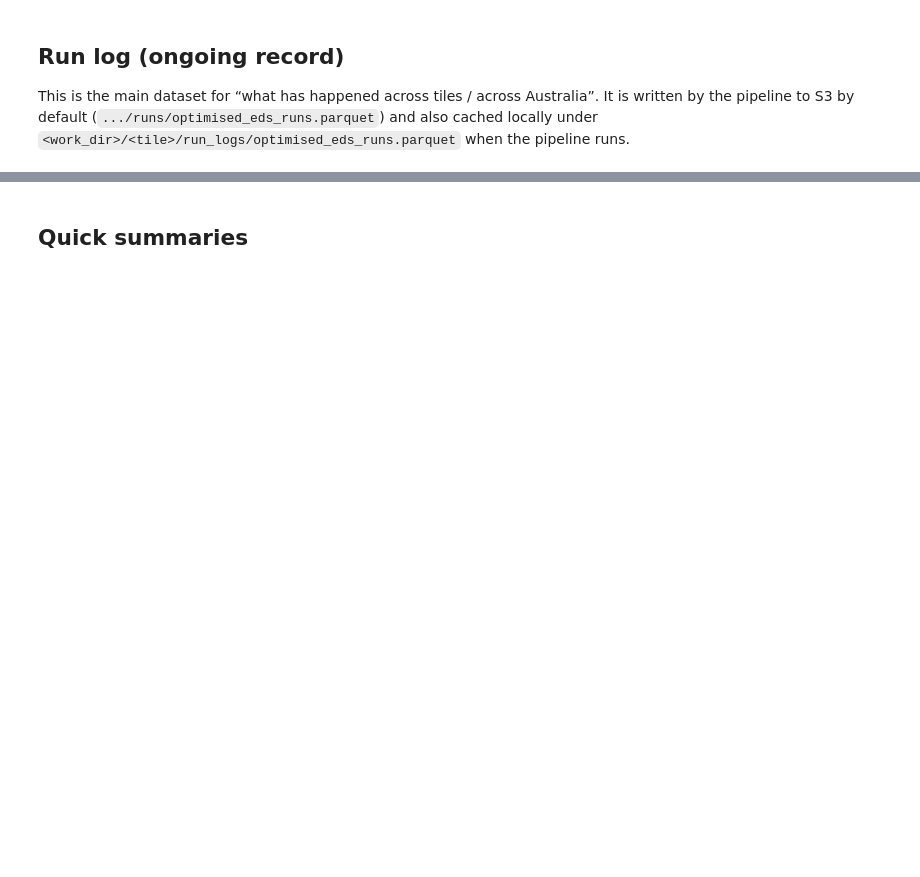
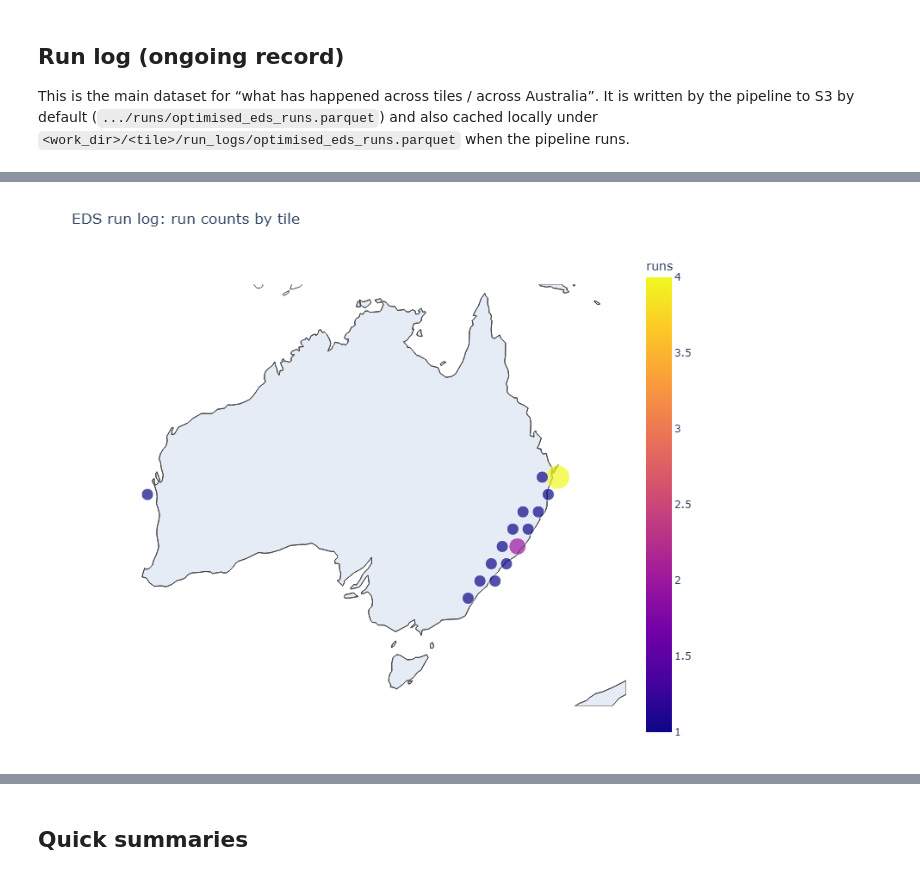
Before and after one commit to Robotmcgregor/work-easi-eds, a Jupyter notebook: notebooks/visualisation/eds_parquet_explorer.ipynb, the cells around one changed output, grey strips where cells are left out. Saved outputs shown, nothing was run; the diff lists cells and outputs as text; code cells hidden in the pictures; blank space fills up the shorter version.

```diff
--- a/notebooks/visualisation/eds_parquet_explorer.ipynb
+++ b/notebooks/visualisation/eds_parquet_explorer.ipynb
@@ -268,0 +496,59 @@ else:
+# %%
+# centroids or bbox midpoints
+if all(c in gdf.columns for c in ("lon_min", "lon_max", "lat_min", "lat_max")):
+    gdf["lon"] = (
+        pd.to_numeric(gdf["lon_min"], errors="coerce") +
+        pd.to_numeric(gdf["lon_max"], errors="coerce")
+    ) / 2.0
+    gdf["lat"] = (
+        pd.to_numeric(gdf["lat_min"], errors="coerce") +
+        pd.to_numeric(gdf["lat_max"], errors="coerce")
+    ) / 2.0
+else:
+    # Calculate centroid in Australian projected CRS, then convert back to WGS84
+    gdf_proj = gdf.to_crs("EPSG:3577")
+    centroids = gdf_proj.geometry.centroid
+    centroids_wgs84 = gpd.GeoSeries(centroids, crs="EPSG:3577").to_crs("EPSG:4326")
+
+    gdf["lon"] = centroids_wgs84.x
+    gdf["lat"] = centroids_wgs84.y
+
+run_counts = run_log_clean["tile"].value_counts().reset_index()
+run_counts.columns = ["tile", "runs"]
+
+mdf = gdf.merge(run_counts, on="tile", how="left")
+mdf["runs"] = mdf["runs"].fillna(0).astype(int)
+
+# Optional: only show tiles that have at least one run
+mdf_plot = mdf[mdf["runs"] > 0].dropna(subset=["lon", "lat"])
+
+fig = px.scatter_geo(
+    mdf_plot,
+    lat="lat",
+    lon="lon",
+    size="runs",
+    color="runs",
+    hover_name="tile",
+    hover_data={"runs": True, "lat": False, "lon": False},
+    projection="natural earth",
+    title="EDS run log: run counts by tile",
+    scope="oceania",
+)
+
+# Zoom to Australia
+fig.update_geos(
+    lonaxis_range=[110, 155],
+    lataxis_range=[-45, -10],
+    showcountries=True,
+    showcoastlines=True,
+    showland=True,
+)
+
+fig.update_layout(
+    height=650,
+    margin={"r": 20, "t": 60, "l": 20, "b": 20},
+)
+
+fig.show()
+# %% [output]
+[figure, added]
```
Also changed, not shown: parts of 29 cells of this notebook, 12 other files.
